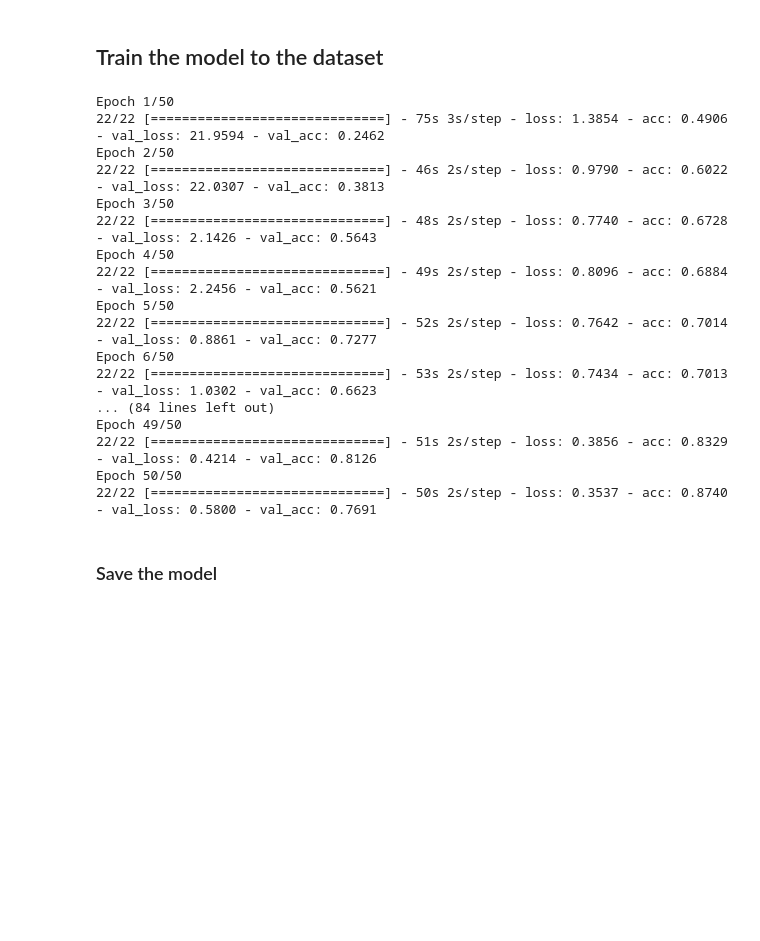
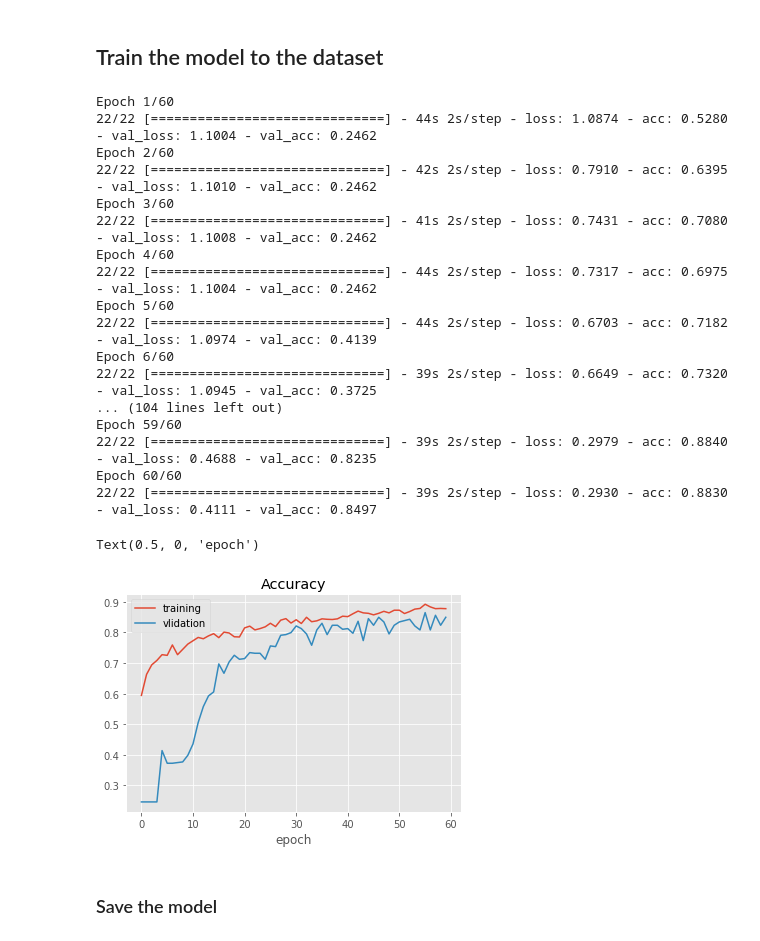
Before and after one commit to ApoorvMehrotra0706/FaceMaskDetection, a Jupyter notebook: BaseModel/Base model.ipynb, the cells around one changed output. Drawn from its saved outputs; the diff is of its cells as text; code cells hidden in the pictures; blank space fills up the shorter version.

```diff
--- a/BaseModel/Base model.ipynb
+++ b/BaseModel/Base model.ipynb
@@ -259,29 +267,43 @@ _________________________________________________________________
 # %% [markdown]
 ## Train the model to the dataset
 # %%
-EPOCHS = 50
+EPOCHS = 60
 history_0 = model0.fit(
       train_generator,
+#       steps_per_epoch=300,
       epochs=EPOCHS,
-      validation_data=val_generator)
+      validation_data=val_generator,
+#       validation_steps=200,
+#       verbose =1,
+      shuffle = 1
+)
 # %% [output]
-Epoch 1/50
-22/22 [==============================] - 75s 3s/step - loss: 1.3854 - acc: 0.4906 - val_loss: 21.9594 - val_acc: 0.2462
-Epoch 2/50
-22/22 [==============================] - 46s 2s/step - loss: 0.9790 - acc: 0.6022 - val_loss: 22.0307 - val_acc: 0.3813
-Epoch 3/50
-22/22 [==============================] - 48s 2s/step - loss: 0.7740 - acc: 0.6728 - val_loss: 2.1426 - val_acc: 0.5643
-Epoch 4/50
-22/22 [==============================] - 49s 2s/step - loss: 0.8096 - acc: 0.6884 - val_loss: 2.2456 - val_acc: 0.5621
-Epoch 5/50
-22/22 [==============================] - 52s 2s/step - loss: 0.7642 - acc: 0.7014 - val_loss: 0.8861 - val_acc: 0.7277
-Epoch 6/50
-22/22 [==============================] - 53s 2s/step - loss: 0.7434 - acc: 0.7013 - val_loss: 1.0302 - val_acc: 0.6623
-... (84 lines left out)
-Epoch 49/50
-22/22 [==============================] - 51s 2s/step - loss: 0.3856 - acc: 0.8329 - val_loss: 0.4214 - val_acc: 0.8126
-Epoch 50/50
-22/22 [==============================] - 50s 2s/step - loss: 0.3537 - acc: 0.8740 - val_loss: 0.5800 - val_acc: 0.7691
+Epoch 1/60
+22/22 [==============================] - 44s 2s/step - loss: 1.0874 - acc: 0.5280 - val_loss: 1.1004 - val_acc: 0.2462
+Epoch 2/60
+22/22 [==============================] - 42s 2s/step - loss: 0.7910 - acc: 0.6395 - val_loss: 1.1010 - val_acc: 0.2462
+Epoch 3/60
+22/22 [==============================] - 41s 2s/step - loss: 0.7431 - acc: 0.7080 - val_loss: 1.1008 - val_acc: 0.2462
+Epoch 4/60
+22/22 [==============================] - 44s 2s/step - loss: 0.7317 - acc: 0.6975 - val_loss: 1.1004 - val_acc: 0.2462
+Epoch 5/60
+22/22 [==============================] - 44s 2s/step - loss: 0.6703 - acc: 0.7182 - val_loss: 1.0974 - val_acc: 0.4139
+Epoch 6/60
+22/22 [==============================] - 39s 2s/step - loss: 0.6649 - acc: 0.7320 - val_loss: 1.0945 - val_acc: 0.3725
+... (104 lines left out)
+Epoch 59/60
+22/22 [==============================] - 39s 2s/step - loss: 0.2979 - acc: 0.8840 - val_loss: 0.4688 - val_acc: 0.8235
+Epoch 60/60
+22/22 [==============================] - 39s 2s/step - loss: 0.2930 - acc: 0.8830 - val_loss: 0.4111 - val_acc: 0.8497
+# %%
+plt.plot(history_0.history['acc'])
+plt.plot(history_0.history['val_acc'])
+plt.legend(['training','vlidation'])
+plt.title('Accuracy')
+plt.xlabel('epoch')
+# %% [output]
+Text(0.5, 0, 'epoch')
+[figure, added]
 # %% [markdown]
 ### Save the model
 # %%
```
Also changed, not shown: parts of 35 cells of this notebook, 6 other files.
